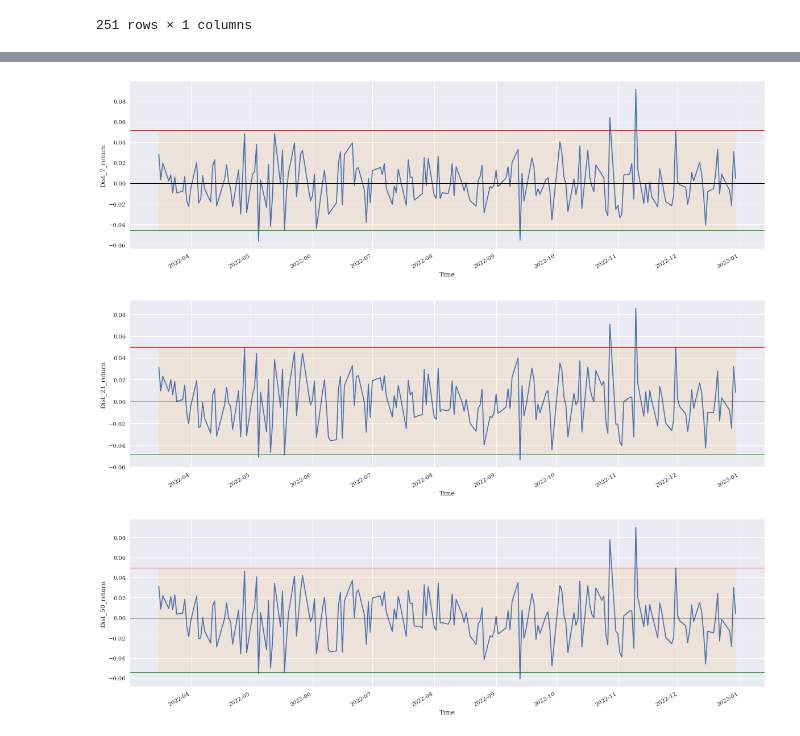
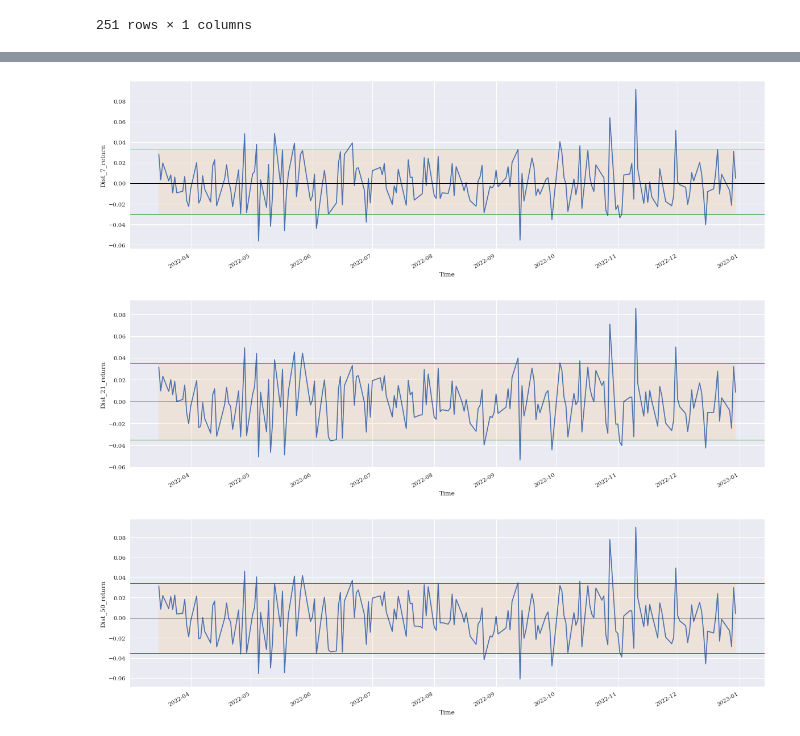
Before and after one commit to caiquemiranda/github-machine-learning-trading, a Jupyter notebook: notebook_/analitics_distance.ipynb, the cells around one changed output, grey strips where cells are left out. Cells and saved outputs as stored; diff of their text form; code cells hidden in the pictures.

Commit message:
hist_returns

```diff
--- a/notebook_/analitics_distance.ipynb
+++ b/notebook_/analitics_distance.ipynb
@@ -140,38 +140,38 @@ plt.show()
 # %%
 plt.rcParams['figure.figsize'] = (20,6)
 
-per_dist1k = percentil(df_analise['Dist_7_return'], up=99, down=1)
+per_dist1k = percentil(df_analise['Dist_7_return'], up=95, down=5)
 ax = df_analise['Dist_7_return'].plot()
 ax.fill_between(df_analise.index, per_dist1k[0], per_dist1k[1],facecolor= 'orange', alpha= 0.1)
 plt.axhline(per_dist1k[0], color="red", lw=1.0)
 plt.axhline(0, color="black", lw=1.0)
 plt.axhline(per_dist1k[1], color="green", lw=1.0)
 plt.xlabel('Time')
 plt.ylabel('Dist_7_return')
 plt.show()
 
-per_dist5k = percentil(df_analise['Dist_21_return'], up=99, down=1)
+per_dist5k = percentil(df_analise['Dist_21_return'], up=95, down=5)
 ax = df_analise['Dist_21_return'].plot()
 ax.fill_between(df_analise.index, per_dist5k[0], per_dist5k[1],facecolor= 'orange', alpha= 0.1)
 plt.axhline(per_dist5k[0], color="red", lw=1.0)
 plt.axhline(0, color="black", lw=1.0)
 #plt.axhline(10.0, color="grey", lw=1.0)
 plt.axhline(per_dist5k[1], color="green", lw=1.0)
 plt.xlabel('Time')
 plt.ylabel('Dist_21_return')
 plt.show()
 
-per_dist10k = percentil(df_analise['Dist_50_return'], up=99, down=1)
+per_dist10k = percentil(df_analise['Dist_50_return'], up=95, down=5)
 ax = df_analise['Dist_50_return'].plot()
 ax.fill_between(df_analise.index, per_dist10k[0], per_dist10k[1],facecolor= 'orange', alpha= 0.1)
 plt.axhline(per_dist10k[0], color="red", lw=1.0)
 plt.axhline(0, color="black", lw=1.0)
 #plt.axhline(10.0, color="grey", lw=1.0)
 plt.axhline(per_dist10k[1], color="green", lw=1.0)
 plt.xlabel('Time')
 plt.ylabel('Dist_50_return')
 plt.show()
 # %% [output]
-[figure, old version]
+[figure, new version]
-[figure, old version]
+[figure, new version]
-[figure, old version]
+[figure, new version]
```
Also changed, not shown: parts of 4 cells of this notebook.
